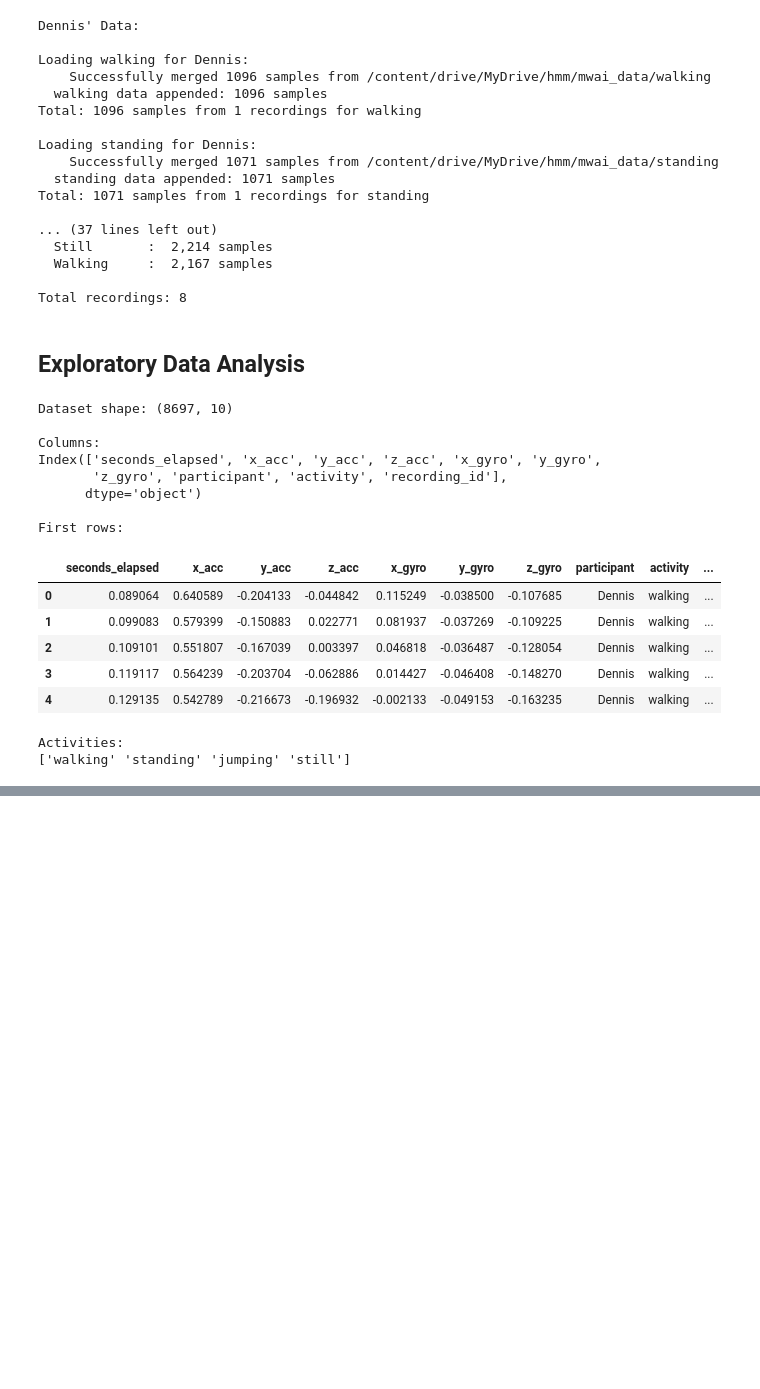
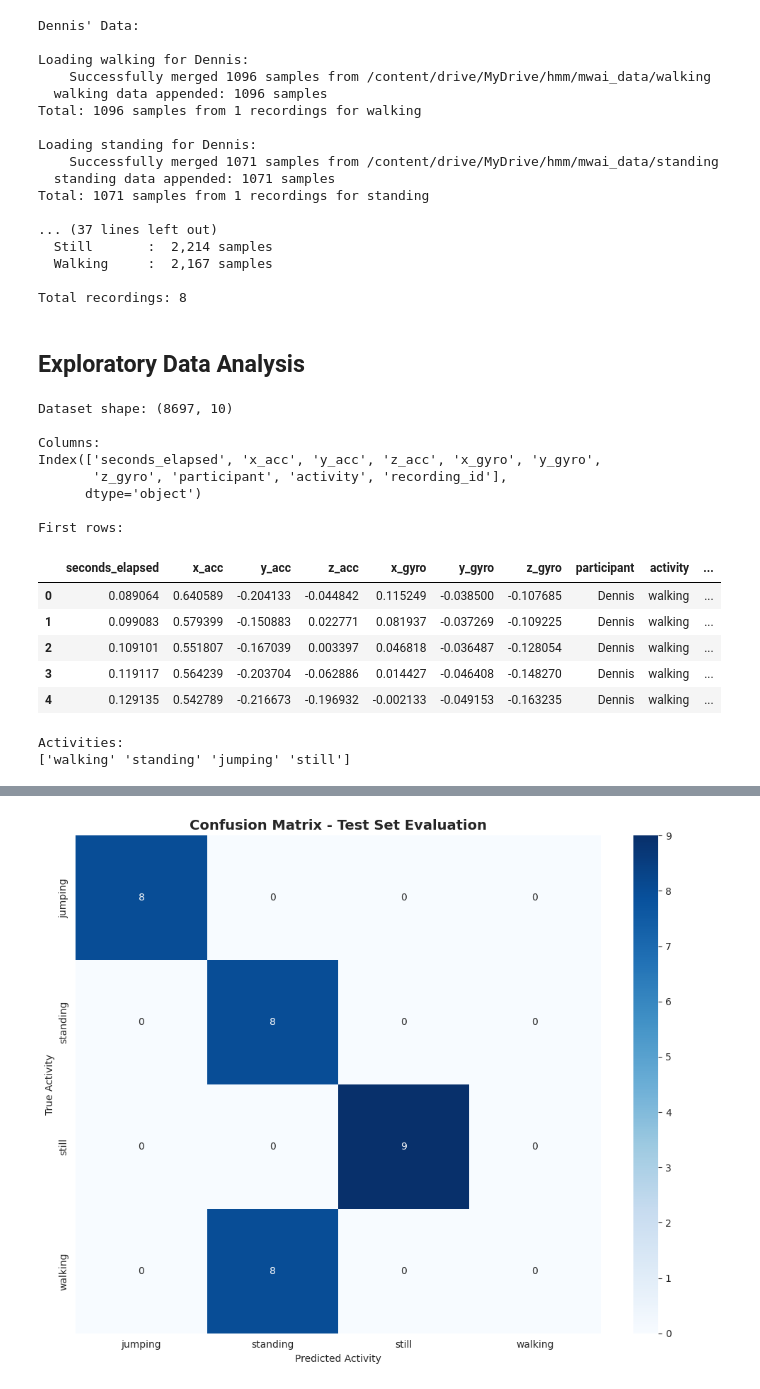
Before and after one commit to lemwaizz/formative2_G35, a Jupyter notebook: Formative_2.ipynb, the cells around one changed output, grey strips where cells are left out. Drawn from its saved outputs; the diff is of its cells as text; code cells hidden in the pictures; blank space fills up the shorter version.

```diff
--- a/Formative_2.ipynb
+++ b/Formative_2.ipynb
@@ -338,0 +989,82 @@ def extract_features(df):
+# %%
+# ---------------------------------------------------
+# Step 1: Map HMM states to activities using training data
+# ---------------------------------------------------
+
+train_states, _ = hmm_model.viterbi(X_train.values)
+
+state_activity_map = {}
+
+for state in range(hmm_model.n_states):
+
+    indices = np.where(train_states == state)[0]
+
+    if len(indices) == 0:
+        continue
+
+    majority_activity = y_train.iloc[indices].mode()[0]
+
+    state_activity_map[state] = majority_activity
+
+print("State → Activity Mapping:")
+for k, v in state_activity_map.items():
+    print(f"State {k} → {v}")
+
+# ---------------------------------------------------
+# Step 2: Predict hidden states for test set
+# ---------------------------------------------------
+
+test_states, _ = hmm_model.viterbi(X_test.values)
+
+# Convert hidden states → activity predictions
+y_pred = [state_activity_map.get(s, "Unknown") for s in test_states]
+
+# ---------------------------------------------------
+# Step 3: Calculate accuracy
+# ---------------------------------------------------
+
+accuracy = accuracy_score(y_test, y_pred)
+
+print(f"\nOverall Accuracy: {accuracy:.4f} ({accuracy*100:.2f}%)")
+
+# ---------------------------------------------------
+# Step 4: Confusion Matrix
+# ---------------------------------------------------
+
+activity_labels = sorted(y_test.unique())
+
+conf_matrix = confusion_matrix(y_test, y_pred, labels=activity_labels)
+
+plt.figure(figsize=(10,8))
+
+sns.heatmap(
+    conf_matrix,
+    annot=True,
+    fmt='d',
+    cmap='Blues',
+    xticklabels=activity_labels,
+    yticklabels=activity_labels
+)
+
+plt.title("Confusion Matrix - Test Set Evaluation", fontsize=14, fontweight='bold')
+plt.ylabel("True Activity")
+plt.xlabel("Predicted Activity")
+
+plt.tight_layout()
+plt.show()
+
+# ---------------------------------------------------
+# Step 5: Per-Class Metrics
+# ---------------------------------------------------
+
+print("\nClassification Report\n")
+
+print(
+    classification_report(
+        y_test,
+        y_pred,
+        target_names=activity_labels,
+        digits=4
+    )
+)
+# %% [output]
@@ -338,0 +1078 @@ def extract_features(df):
+[figure, added]
```
Also changed, not shown: parts of 30 cells of this notebook.
